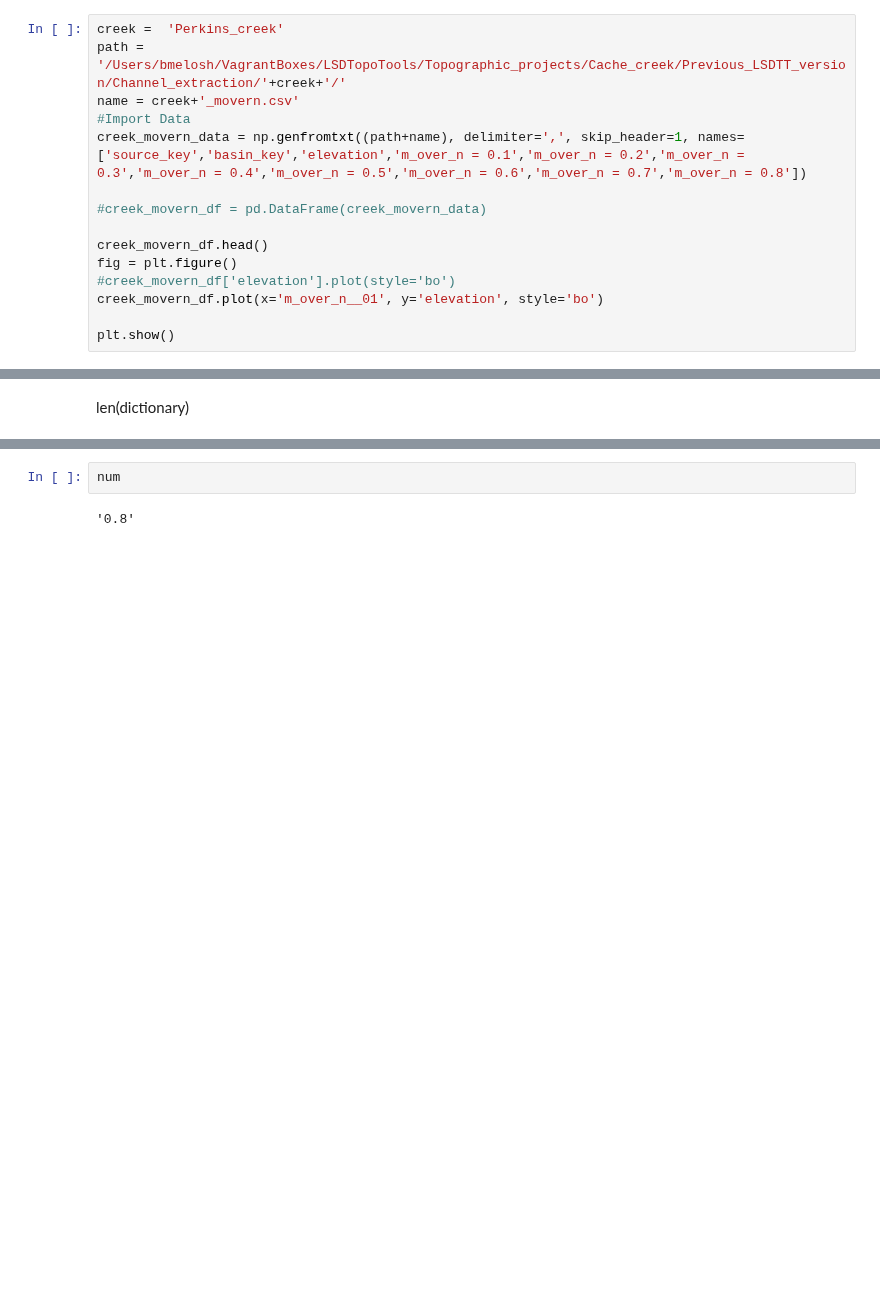
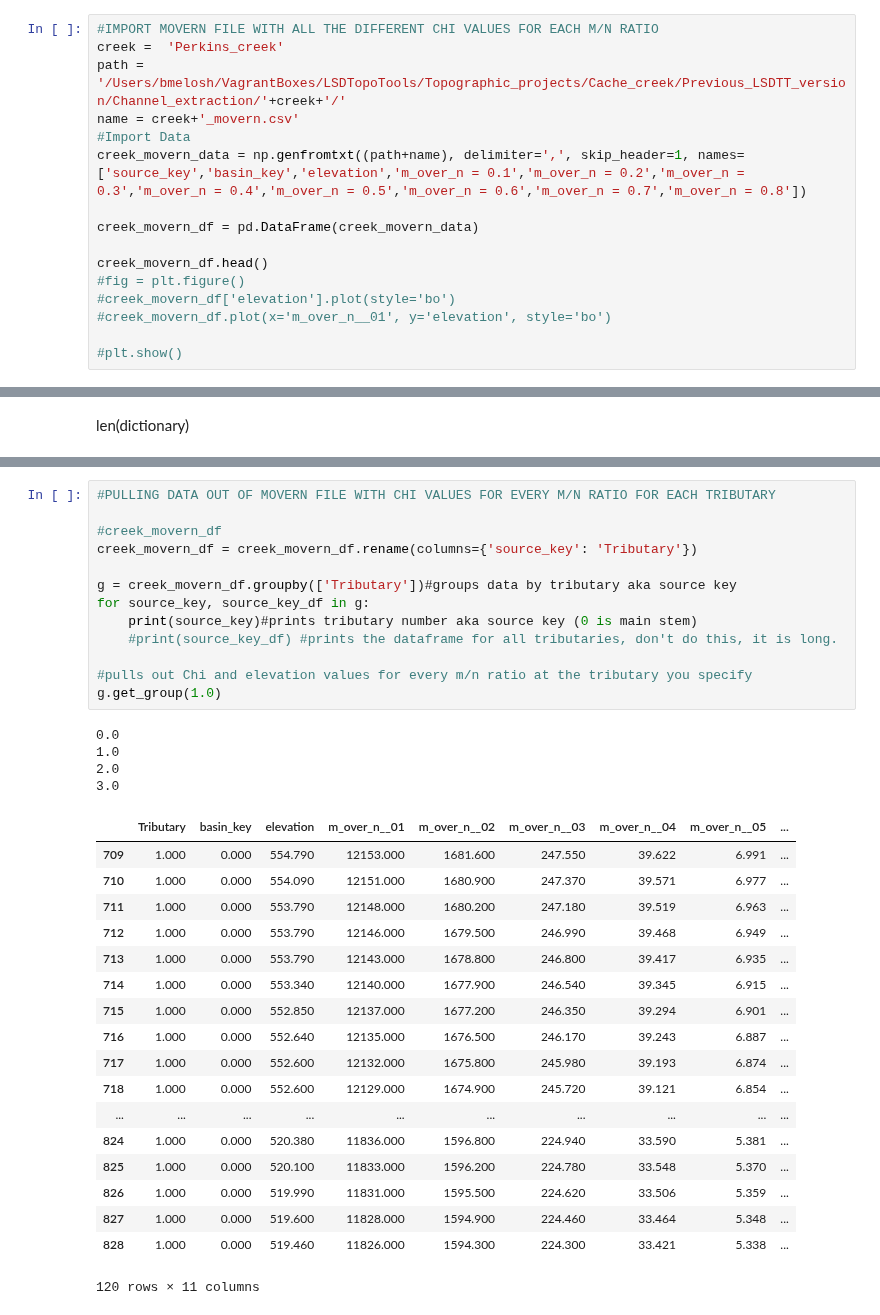
Before and after one commit to BenjiDa/ProfileTools, a Jupyter notebook: Channel_profiles.ipynb, the cells around one changed output, grey strips where cells are left out. Drawn from its saved outputs; the diff is of its cells as text; blank space fills up the shorter version.

```diff
--- a/Channel_profiles.ipynb
+++ b/Channel_profiles.ipynb
@@ -151,18 +148,19 @@ This basin key is 0
 Getting the reference_source_key
 0.0
 # %%
+#IMPORT MOVERN FILE WITH ALL THE DIFFERENT CHI VALUES FOR EACH M/N RATIO
 creek =  'Perkins_creek'
 path = '/Users/bmelosh/VagrantBoxes/LSDTopoTools/Topographic_projects/Cache_creek/Previous_LSDTT_version/Channel_extraction/'+creek+'/'
 name = creek+'_movern.csv'
 #Import Data
 creek_movern_data = np.genfromtxt((path+name), delimiter=',', skip_header=1, names=['source_key','basin_key','elevation','m_over_n = 0.1','m_over_n = 0.2','m_over_n = 0.3','m_over_n = 0.4','m_over_n = 0.5','m_over_n = 0.6','m_over_n = 0.7','m_over_n = 0.8'])
 
-#creek_movern_df = pd.DataFrame(creek_movern_data)
+creek_movern_df = pd.DataFrame(creek_movern_data)
 
 creek_movern_df.head()
-fig = plt.figure()
+#fig = plt.figure()
 #creek_movern_df['elevation'].plot(style='bo')
-creek_movern_df.plot(x='m_over_n__01', y='elevation', style='bo')
+#creek_movern_df.plot(x='m_over_n__01', y='elevation', style='bo')
 
-plt.show()
+#plt.show()
 # %% [output]
@@ -291,4 +186,36 @@ mle_data_i
-# %%
-num
-# %% [output]
-'0.8'
+# %%
+#PULLING DATA OUT OF MOVERN FILE WITH CHI VALUES FOR EVERY M/N RATIO FOR EACH TRIBUTARY
+
+#creek_movern_df
+creek_movern_df = creek_movern_df.rename(columns={'source_key': 'Tributary'})
+
+g = creek_movern_df.groupby(['Tributary'])#groups data by tributary aka source key
+for source_key, source_key_df in g:
+    print(source_key)#prints tributary number aka source key (0 is main stem)
+    #print(source_key_df) #prints the dataframe for all tributaries, don't do this, it is long.
+
+#pulls out Chi and elevation values for every m/n ratio at the tributary you specify
+g.get_group(1.0)
+# %% [output]
+0.0
+1.0
+2.0
+3.0
+|  | Tributary | basin_key | elevation | m_over_n__01 | m_over_n__02 | m_over_n__03 | m_over_n__04 | m_over_n__05 | ... |
+| 709 | 1.000 | 0.000 | 554.790 | 12153.000 | 1681.600 | 247.550 | 39.622 | 6.991 | ... |
+| 710 | 1.000 | 0.000 | 554.090 | 12151.000 | 1680.900 | 247.370 | 39.571 | 6.977 | ... |
+| 711 | 1.000 | 0.000 | 553.790 | 12148.000 | 1680.200 | 247.180 | 39.519 | 6.963 | ... |
+| 712 | 1.000 | 0.000 | 553.790 | 12146.000 | 1679.500 | 246.990 | 39.468 | 6.949 | ... |
+| 713 | 1.000 | 0.000 | 553.790 | 12143.000 | 1678.800 | 246.800 | 39.417 | 6.935 | ... |
+| 714 | 1.000 | 0.000 | 553.340 | 12140.000 | 1677.900 | 246.540 | 39.345 | 6.915 | ... |
+| 715 | 1.000 | 0.000 | 552.850 | 12137.000 | 1677.200 | 246.350 | 39.294 | 6.901 | ... |
+| 716 | 1.000 | 0.000 | 552.640 | 12135.000 | 1676.500 | 246.170 | 39.243 | 6.887 | ... |
+| 717 | 1.000 | 0.000 | 552.600 | 12132.000 | 1675.800 | 245.980 | 39.193 | 6.874 | ... |
+| 718 | 1.000 | 0.000 | 552.600 | 12129.000 | 1674.900 | 245.720 | 39.121 | 6.854 | ... |
+| ... | ... | ... | ... | ... | ... | ... | ... | ... | ... |
+| 824 | 1.000 | 0.000 | 520.380 | 11836.000 | 1596.800 | 224.940 | 33.590 | 5.381 | ... |
+| 825 | 1.000 | 0.000 | 520.100 | 11833.000 | 1596.200 | 224.780 | 33.548 | 5.370 | ... |
+| 826 | 1.000 | 0.000 | 519.990 | 11831.000 | 1595.500 | 224.620 | 33.506 | 5.359 | ... |
+| 827 | 1.000 | 0.000 | 519.600 | 11828.000 | 1594.900 | 224.460 | 33.464 | 5.348 | ... |
+| 828 | 1.000 | 0.000 | 519.460 | 11826.000 | 1594.300 | 224.300 | 33.421 | 5.338 | ... |
+120 rows × 11 columns
```
Also changed, not shown: parts of 12 cells of this notebook, 1 other file.
